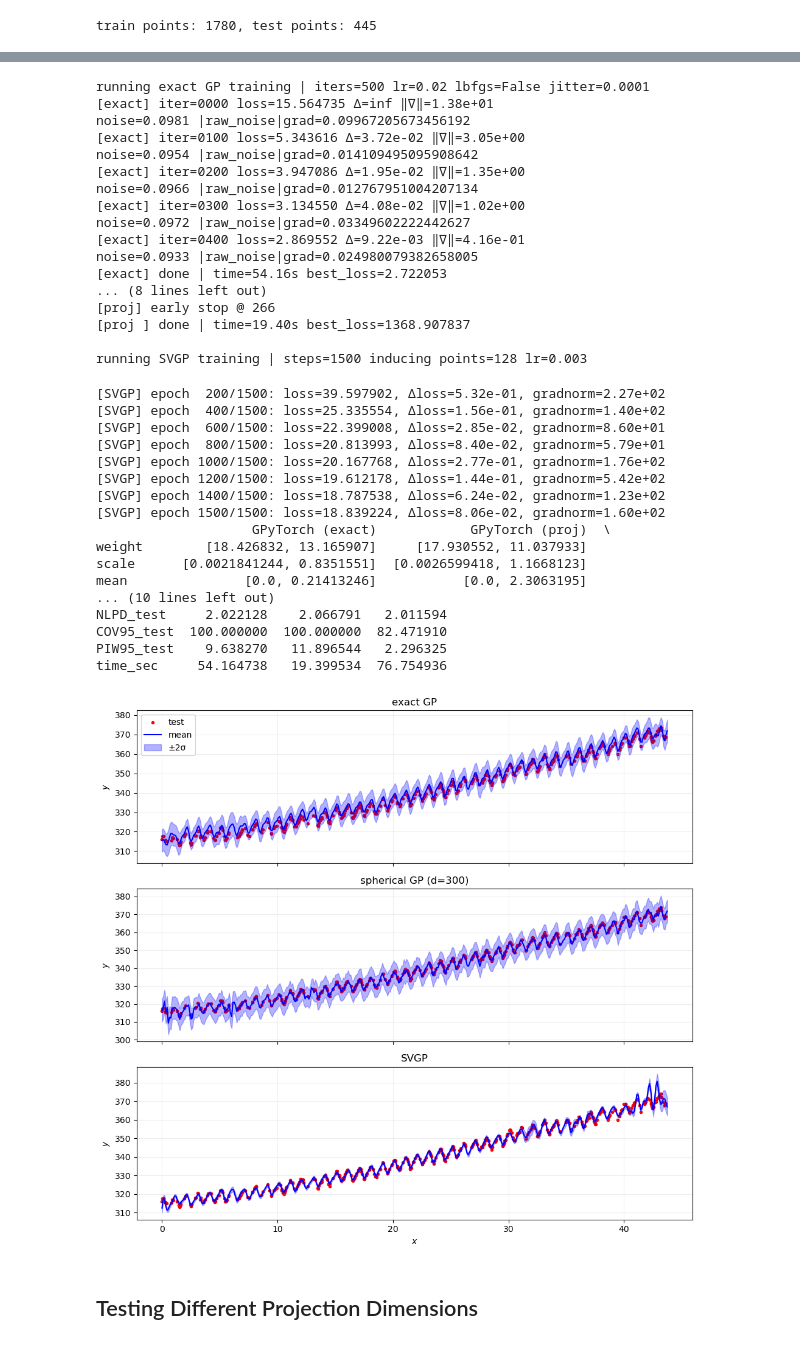
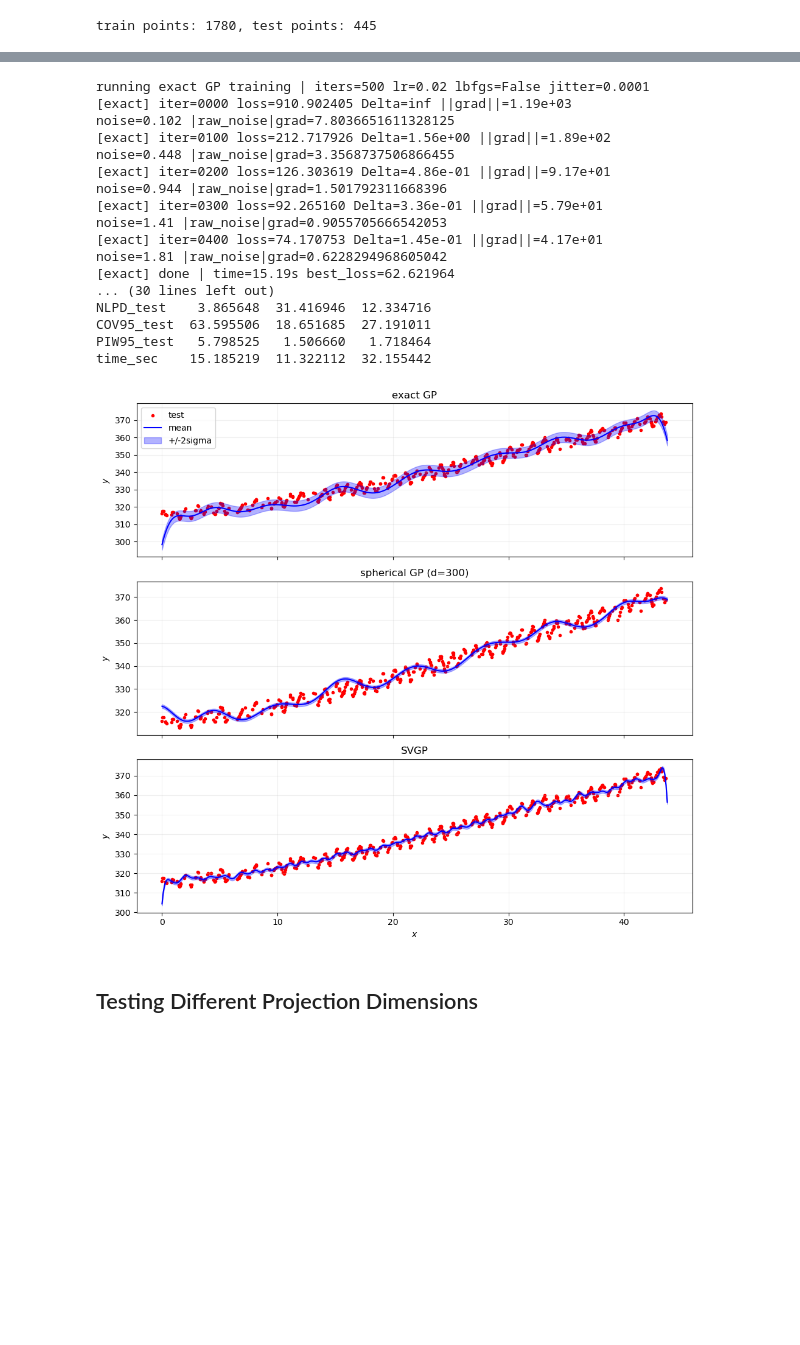
Before and after one commit to ArkinF/GP-Spherical-Projections, a Jupyter notebook: notebooks/03_mauna_loa_co2.ipynb, the cells around one changed output, grey strips where cells are left out. Cells and saved outputs as stored; diff of their text form; code cells hidden in the pictures; blank space fills up the shorter version.

```diff
--- a/notebooks/03_mauna_loa_co2.ipynb
+++ b/notebooks/03_mauna_loa_co2.ipynb
@@ -74,58 +116,44 @@ train points: 1780, test points: 445
 # %%
 torch.manual_seed(0)
 np.random.seed(0)
 
 x_train_co2 = torch.tensor(x_train_co2_np, dtype=torch.float32).unsqueeze(-1)
 y_train_co2 = torch.tensor(y_train_co2_np, dtype=torch.float32)
 x_test_co2  = torch.tensor(x_test_co2_np,  dtype=torch.float32).unsqueeze(-1)
 y_test_co2  = torch.tensor(y_test_co2_np,  dtype=torch.float32)
 
+matern_kernel = stable_matern_kernel(init_lengthscale=1.0, nu=2.5)
+
 d_proj = 300
 run_exact_proj_svgp(
     x_train_co2, y_train_co2,
     x_test_co2, y_test_co2,
     d_proj=d_proj, num_mixtures=2,
+    kernel_exact=matern_kernel, kernel_proj=matern_kernel, kernel_svgp=matern_kernel,
     x_plot=x_plot_co2,
     add_svgp=True, init_hyps_data=False,
     cfg=TrainCfg(upper_noise_constraint=0.1),
-    savepath='../results/mauna_loa_co2_d300_two_mixtures.png'
+    savepath='../results/mauna_loa_co2_d300_two_mixtures_matern.png'
 )
 # %% [output]
 running exact GP training | iters=500 lr=0.02 lbfgs=False jitter=0.0001
-[exact] iter=0000 loss=15.564735 Δ=inf ‖∇‖=1.38e+01
-noise=0.0981 |raw_noise|grad=0.09967205673456192
-[exact] iter=0100 loss=5.343616 Δ=3.72e-02 ‖∇‖=3.05e+00
-noise=0.0954 |raw_noise|grad=0.014109495095908642
-[exact] iter=0200 loss=3.947086 Δ=1.95e-02 ‖∇‖=1.35e+00
-noise=0.0966 |raw_noise|grad=0.012767951004207134
-[exact] iter=0300 loss=3.134550 Δ=4.08e-02 ‖∇‖=1.02e+00
-noise=0.0972 |raw_noise|grad=0.03349602222442627
-[exact] iter=0400 loss=2.869552 Δ=9.22e-03 ‖∇‖=4.16e-01
-noise=0.0933 |raw_noise|grad=0.024980079382658005
-[exact] done | time=54.16s best_loss=2.722053
-... (8 lines left out)
-[proj] early stop @ 266
-[proj ] done | time=19.40s best_loss=1368.907837
-
-running SVGP training | steps=1500 inducing points=128 lr=0.003
+[exact] iter=0000 loss=910.902405 Delta=inf ||grad||=1.19e+03
+noise=0.102 |raw_noise|grad=7.8036651611328125
+[exact] iter=0100 loss=212.717926 Delta=1.56e+00 ||grad||=1.89e+02
+noise=0.448 |raw_noise|grad=3.3568737506866455
+[exact] iter=0200 loss=126.303619 Delta=4.86e-01 ||grad||=9.17e+01
+noise=0.944 |raw_noise|grad=1.501792311668396
+[exact] iter=0300 loss=92.265160 Delta=3.36e-01 ||grad||=5.79e+01
+noise=1.41 |raw_noise|grad=0.9055705666542053
+[exact] iter=0400 loss=74.170753 Delta=1.45e-01 ||grad||=4.17e+01
+noise=1.81 |raw_noise|grad=0.6228294968605042
+[exact] done | time=15.19s best_loss=62.621964
+... (30 lines left out)
+NLPD_test    3.865648  31.416946  12.334716
+COV95_test  63.595506  18.651685  27.191011
+PIW95_test   5.798525   1.506660   1.718464
+time_sec    15.185219  11.322112  32.155442
-[SVGP] epoch  200/1500: loss=39.597902, Δloss=5.32e-01, gradnorm=2.27e+02
-[SVGP] epoch  400/1500: loss=25.335554, Δloss=1.56e-01, gradnorm=1.40e+02
-[SVGP] epoch  600/1500: loss=22.399008, Δloss=2.85e-02, gradnorm=8.60e+01
-[SVGP] epoch  800/1500: loss=20.813993, Δloss=8.40e-02, gradnorm=5.79e+01
-[SVGP] epoch 1000/1500: loss=20.167768, Δloss=2.77e-01, gradnorm=1.76e+02
-[SVGP] epoch 1200/1500: loss=19.612178, Δloss=1.44e-01, gradnorm=5.42e+02
-[SVGP] epoch 1400/1500: loss=18.787538, Δloss=6.24e-02, gradnorm=1.23e+02
-[SVGP] epoch 1500/1500: loss=18.839224, Δloss=8.06e-02, gradnorm=1.60e+02
-                    GPyTorch (exact)            GPyTorch (proj)  \
-weight        [18.426832, 13.165907]     [17.930552, 11.037933]
-scale      [0.0021841244, 0.8351551]  [0.0026599418, 1.1668123]
-mean               [0.0, 0.21413246]           [0.0, 2.3063195]
-... (10 lines left out)
-NLPD_test     2.022128    2.066791   2.011594
-COV95_test  100.000000  100.000000  82.471910
-PIW95_test    9.638270   11.896544   2.296325
-time_sec     54.164738   19.399534  76.754936
-[figure, old version]
+[figure, new version]
 # %% [markdown]
 ## Testing Different Projection Dimensions
 # %%
```
Also changed, not shown: parts of 4 cells of this notebook, 23 other files.
